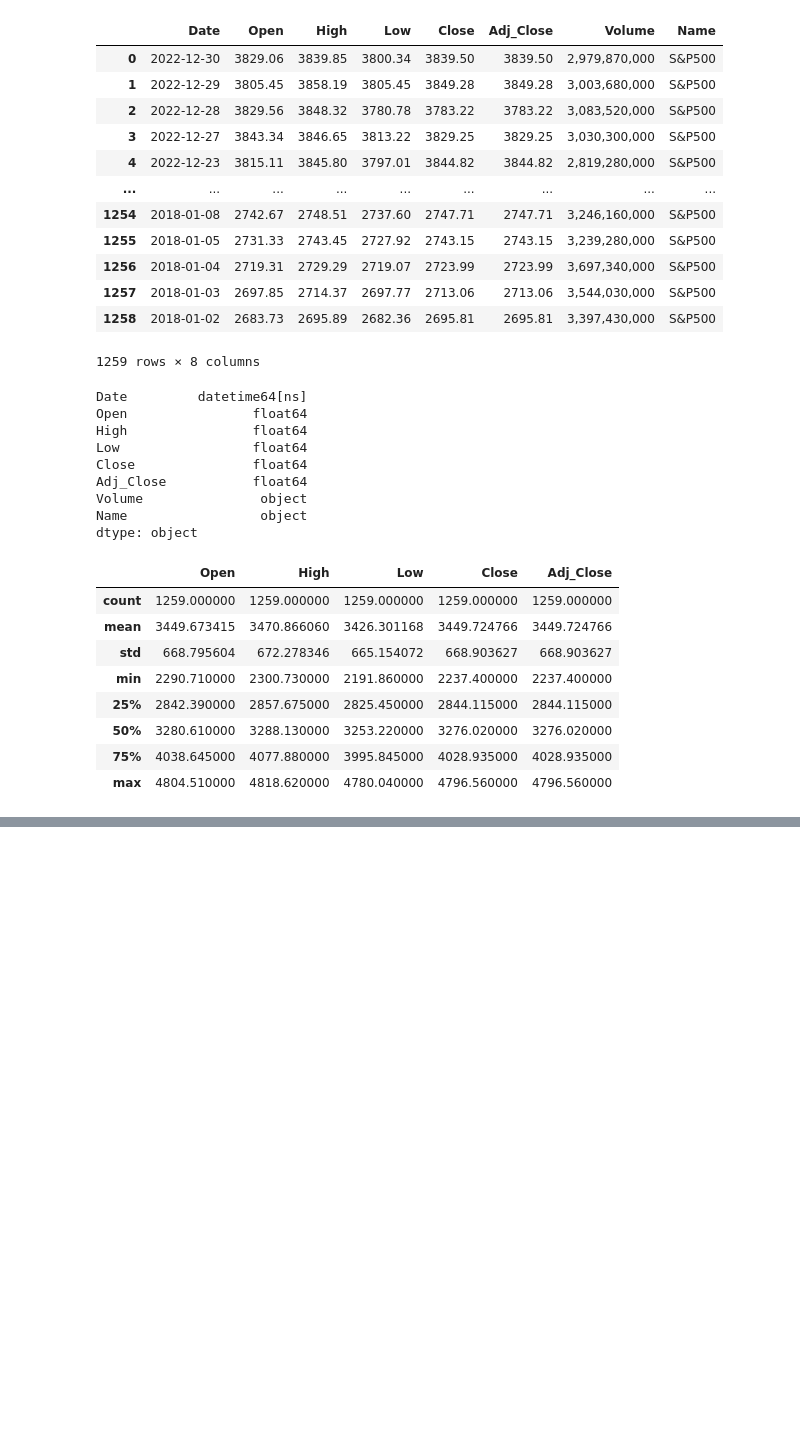
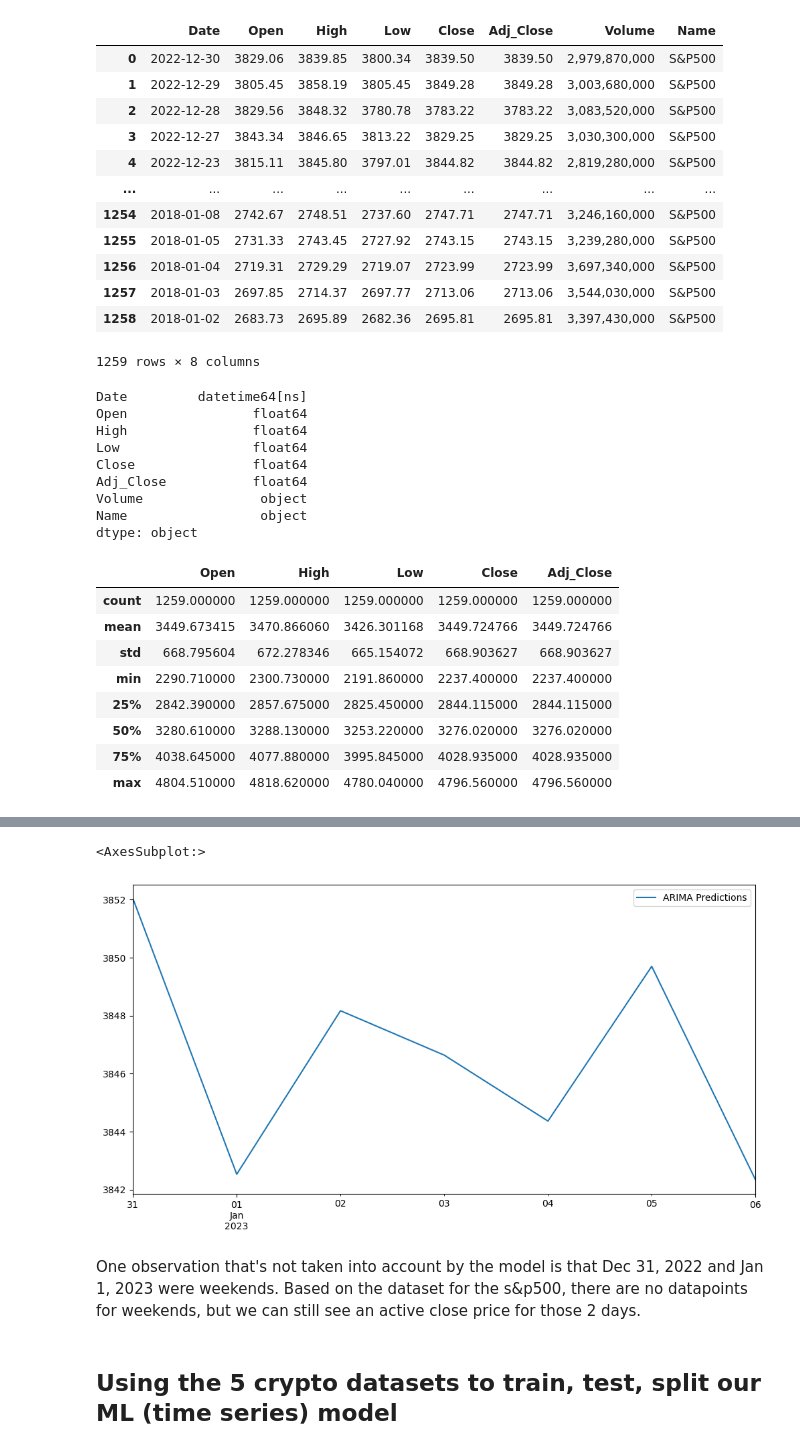
Before and after one commit to fareenamughal/Group-6-Crypto, a Jupyter notebook: Code/Stock-analysis.ipynb, the cells around one changed output, grey strips where cells are left out. Drawn from its saved outputs; the diff is of its cells as text; code cells hidden in the pictures; blank space fills up the shorter version.

```diff
--- a/Code/Stock-analysis.ipynb
+++ b/Code/Stock-analysis.ipynb
@@ -334,0 +547,5 @@ leg = ax.legend()
+# %%
+#fit model
+model2 = ARIMA(sp500cleaned_df["Close"], order = (2,1,2))
+model2 = model2.fit()
+sp500cleaned_df.tail()
@@ -334,0 +560,8 @@ leg = ax.legend()
+# %%
+#make prediction on the next 7 days - so 2022-12-31 to 2023-01-06 (because 31,1 Dec are weekends and market is closed)
+index_future_dates = pd.date_range(start = "2022-12-31", end = "2023-01-06") #basically assigning index to the prediction frame
+pred = model2.predict(start = len(sp500cleaned_df), end = len(sp500cleaned_df) + 6, typ = "levels").rename("ARIMA Predictions")
+pred.index = index_future_dates
+
+#print(index_future_dates)
+print(pred)
@@ -334,0 +577,9 @@ leg = ax.legend()
+# %%
+pred.plot(figsize = (12,6), legend = True)
+# %% [output]
+<AxesSubplot:>
+[figure, added]
+# %% [markdown]
+One observation that's not taken into account by the model is that Dec 31, 2022 and Jan 1, 2023 were weekends. Based on the dataset for the s&p500, there are no datapoints for weekends, but we can still see an active close price for those 2 days.
+# %% [markdown]
+## Using the 5 crypto datasets to train, test, split our ML (time series) model
```
Also changed, not shown: parts of 64 cells of this notebook.
